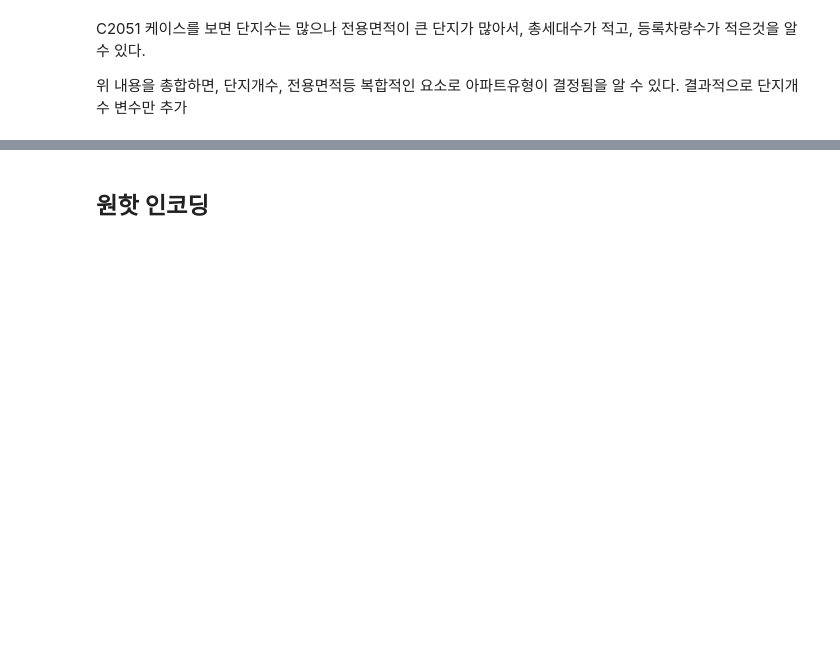
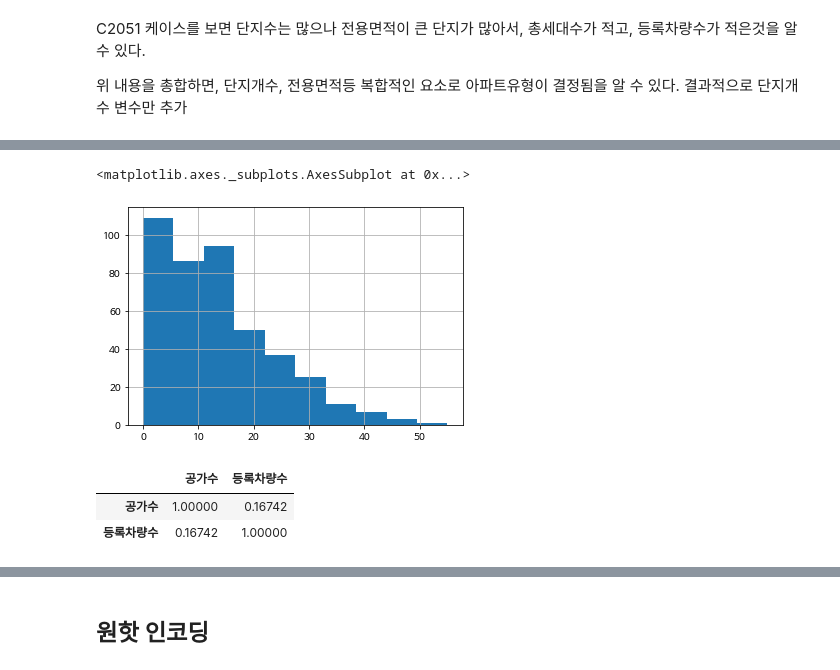
Before and after one commit to koreahong/parking_lot_analysis, a Jupyter notebook: 주차수요예측.ipynb, the cells around one changed output, grey strips where cells are left out. Saved outputs shown, nothing was run; the diff lists cells and outputs as text; code cells hidden in the pictures; blank space fills up the shorter version.

```diff
--- a/주차수요예측.ipynb
+++ b/주차수요예측.ipynb
@@ -856,0 +957,15 @@ Index(['단지코드', '총세대수', '지역', '공급유형', '전용면적',
+# %%
+temp = copy.deepcopy(raw_train)
+# %%
+temp_empty = temp.drop_duplicates('단지코드', keep='first')
+# %%
+temp_empty['공가수'].hist()
+# %% [output]
+<matplotlib.axes._subplots.AxesSubplot at 0x...>
+[figure, added]
+# %%
+temp_empty[['공가수', '등록차량수']].corr()
+# %% [output]
+|  | 공가수 | 등록차량수 |
+| 공가수 | 1.00000 | 0.16742 |
+| 등록차량수 | 0.16742 | 1.00000 |
```
Also changed, not shown: parts of 157 cells of this notebook.
